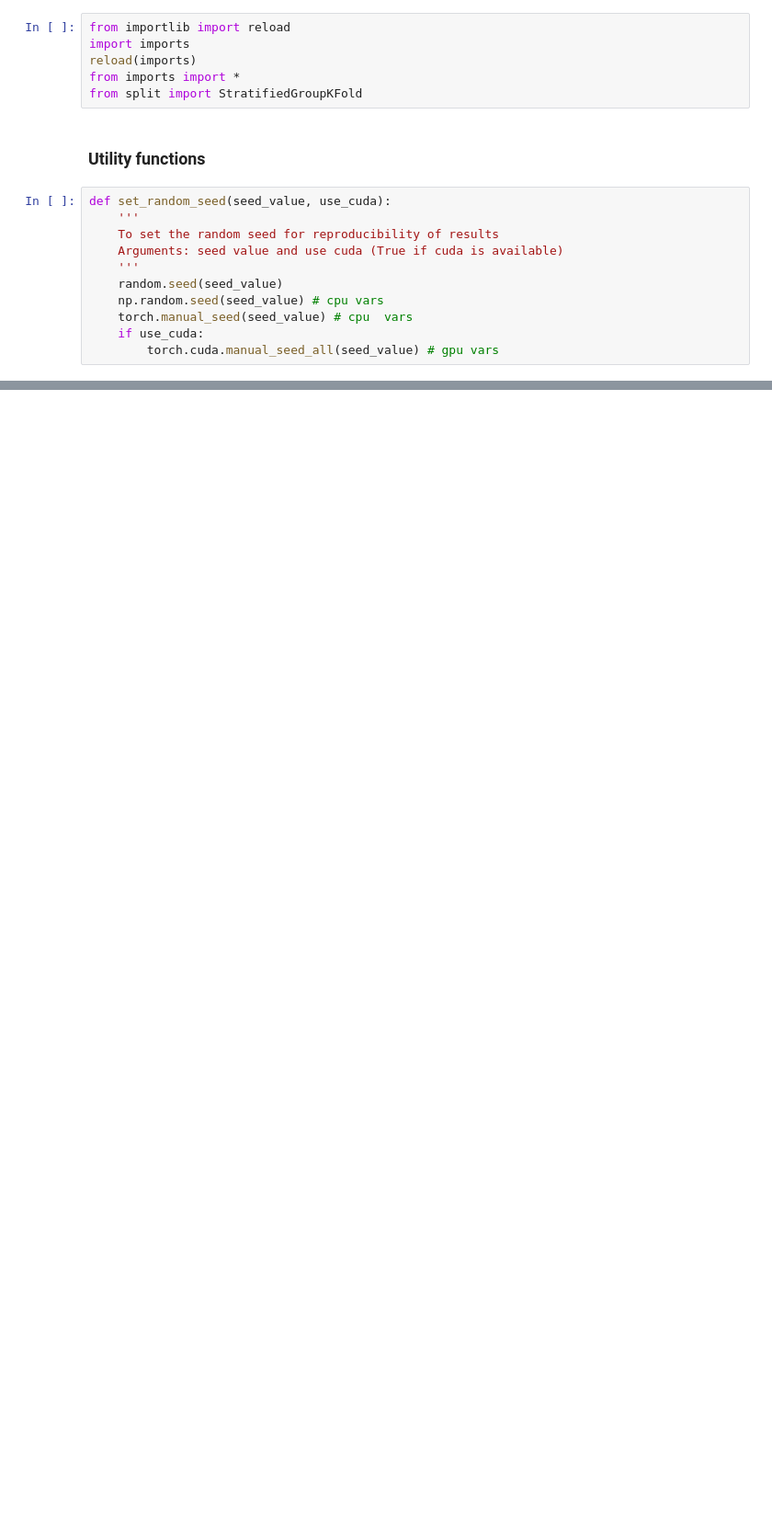
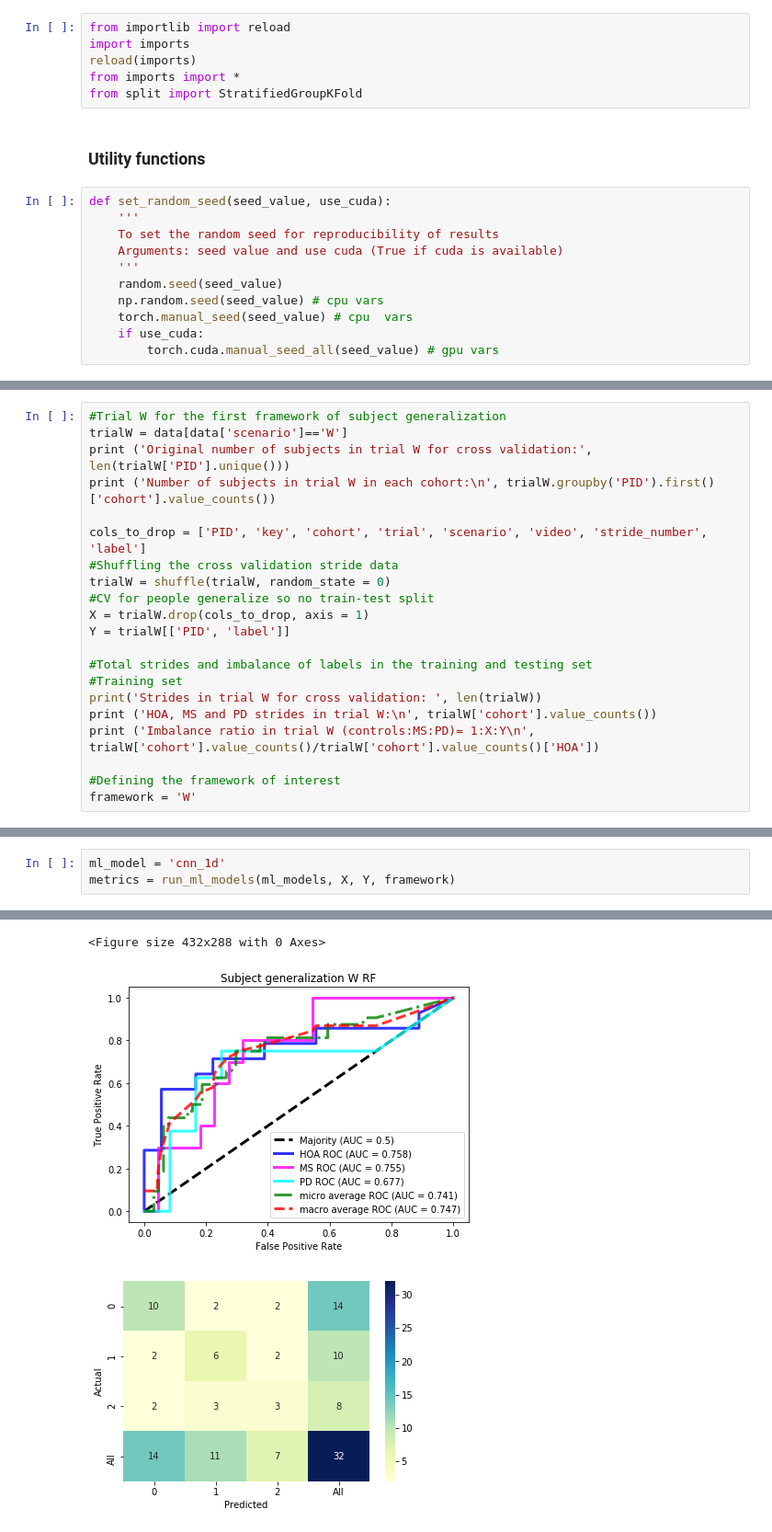
Before and after one commit to kaurrachneet6/Vision-Based-Gait-Analysis-Framework-for-Predicting-Multiple-Sclerosis, a Jupyter notebook: Machine Learning/SubjectGeneralize_Conv1D.ipynb, the cells around one changed output, grey strips where cells are left out. Shown: that part at 92% size. Drawn from its saved outputs; the diff is of its cells as text; blank space fills up the shorter version.

```diff
--- a/Machine Learning/SubjectGeneralize_Conv1D.ipynb
+++ b/Machine Learning/SubjectGeneralize_Conv1D.ipynb
@@ -28,0 +225,21 @@ def set_random_seed(seed_value, use_cuda):
+# %%
+#Trial W for the first framework of subject generalization
+trialW = data[data['scenario']=='W']
+print ('Original number of subjects in trial W for cross validation:', len(trialW['PID'].unique()))
+print ('Number of subjects in trial W in each cohort:\n', trialW.groupby('PID').first()['cohort'].value_counts())
+
+cols_to_drop = ['PID', 'key', 'cohort', 'trial', 'scenario', 'video', 'stride_number', 'label']
+#Shuffling the cross validation stride data
+trialW = shuffle(trialW, random_state = 0)
+#CV for people generalize so no train-test split
+X = trialW.drop(cols_to_drop, axis = 1)
+Y = trialW[['PID', 'label']]
+
+#Total strides and imbalance of labels in the training and testing set
+#Training set
+print('Strides in trial W for cross validation: ', len(trialW))
+print ('HOA, MS and PD strides in trial W:\n', trialW['cohort'].value_counts())
+print ('Imbalance ratio in trial W (controls:MS:PD)= 1:X:Y\n', trialW['cohort'].value_counts()/trialW['cohort'].value_counts()['HOA'])
+
+#Defining the framework of interest
+framework = 'W'
@@ -28,0 +264,4 @@ def set_random_seed(seed_value, use_cuda):
+# %%
+ml_model = 'cnn_1d'
+metrics = run_ml_models(ml_models, X, Y, framework)
+# %% [output]
@@ -28,0 +274,3 @@ def set_random_seed(seed_value, use_cuda):
+<Figure size 432x288 with 0 Axes>
+[figure, added]
+[figure, added]
```
Also changed, not shown: parts of 10 cells of this notebook.
